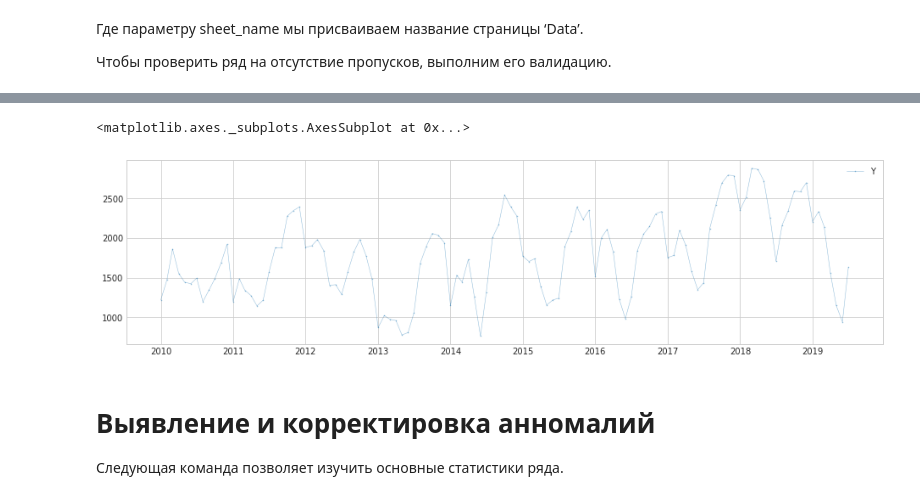
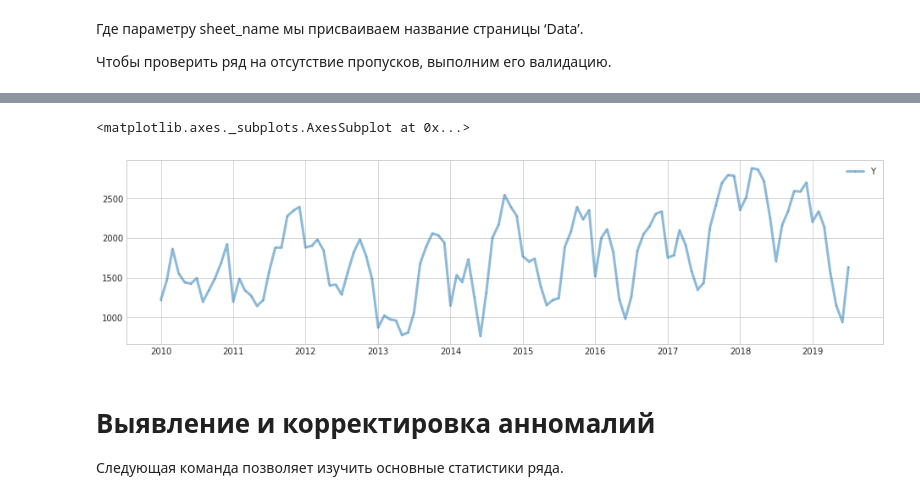
Before and after one commit to aikula/f2forecast, a Jupyter notebook: Course_f2forecast.ipynb, the cells around one changed output, grey strips where cells are left out. Saved outputs shown, nothing was run; the diff lists cells and outputs as text; code cells hidden in the pictures.

```diff
--- a/Course_f2forecast.ipynb
+++ b/Course_f2forecast.ipynb
@@ -100,10 +100,10 @@ Xm
 
 [115 rows x 1 columns]
 # %%
-plot(df)
+plot(df, ts_linewidth=3)
 # %% [output]
 <matplotlib.axes._subplots.AxesSubplot at 0x...>
-[figure, old version]
+[figure, new version]
 # %% [markdown]
 # Выявление и корректировка анномалий
 
```
Also changed, not shown: parts of 62 cells of this notebook, 2 other files.
